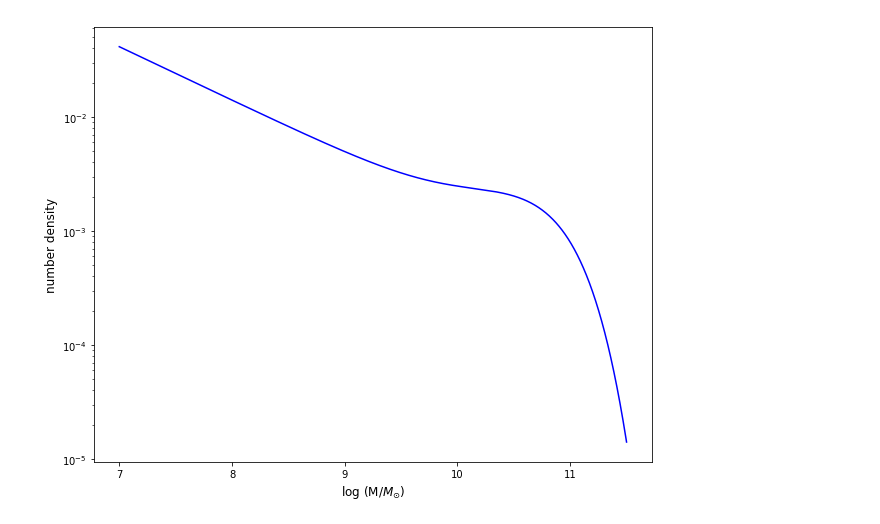
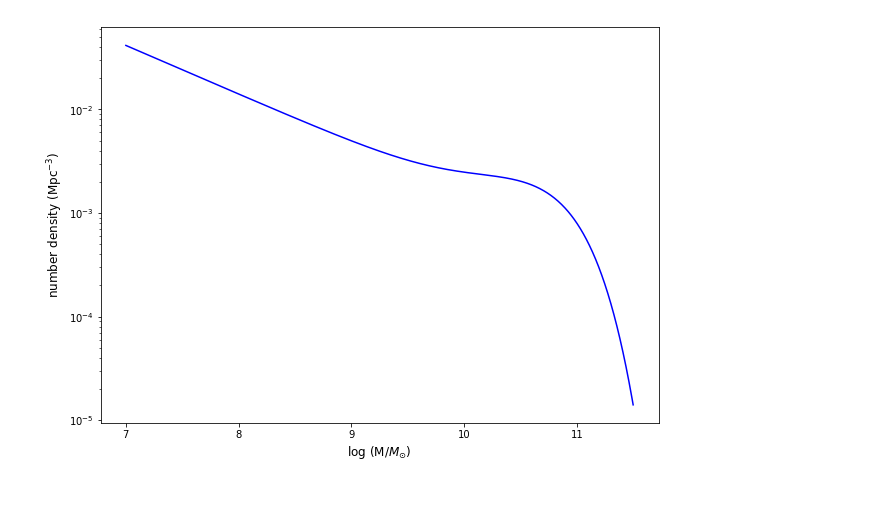
Before and after one commit to patricks1/Tinker, a Jupyter notebook: schechter.ipynb, the cells around one changed output. Saved outputs shown, nothing was run; the diff lists cells and outputs as text; code cells hidden in the pictures; blank space fills up the shorter version.

Commit message:
Attempted abundance curves

```diff
--- a/schechter.ipynb
+++ b/schechter.ipynb
@@ -14,19 +17,23 @@ np.savetxt("columnated.txt",zip(indx,halomass,haloradius,vmax,xpos, y, z, v_x,
 # %%
 m_ast = 10.**10.66 #M* in solar mass
 phi_ast1 = 3.96*10.**-3. #Mpc^-3
 alpha1 = -0.35
 phi_ast2 = 0.79*10.**-3. #Mpc^-3
 alpha2 = -1.47
 
 logmratio = np.linspace(7,11.5,1000) #Log of Galaxy mass to solar mass
 m = 10**logmratio #galaxy mass in solar mass
 phi = np.exp(-m/m_ast)*(phi_ast1*(m/m_ast)**alpha1+phi_ast2*(m/m_ast)
                         **alpha2)/m_ast*m
 
-plt.figure(figsize=(10,8))
-plt.semilogy(logmratio,phi,'b-')
-plt.ylabel('number density',fontsize=12)
-plt.xlabel('log (M/$M_{\odot}$)',fontsize=12)
+fig=plt.figure(figsize=(10,16))
+
+galaxymassplt=fig.add_subplot(2,1,1)
+
+galaxymassplt.semilogy(logmratio,phi,'b-')
+galaxymassplt.set_ylabel('number density (Mpc$^{-3}$)',fontsize=12)
+galaxymassplt.set_xlabel('log (M/$M_{\odot}$)',fontsize=12)
+
 plt.show()
 # %% [output]
-[figure, old version]
+[figure, new version]
```
Also changed, not shown: parts of 7 cells of this notebook.
